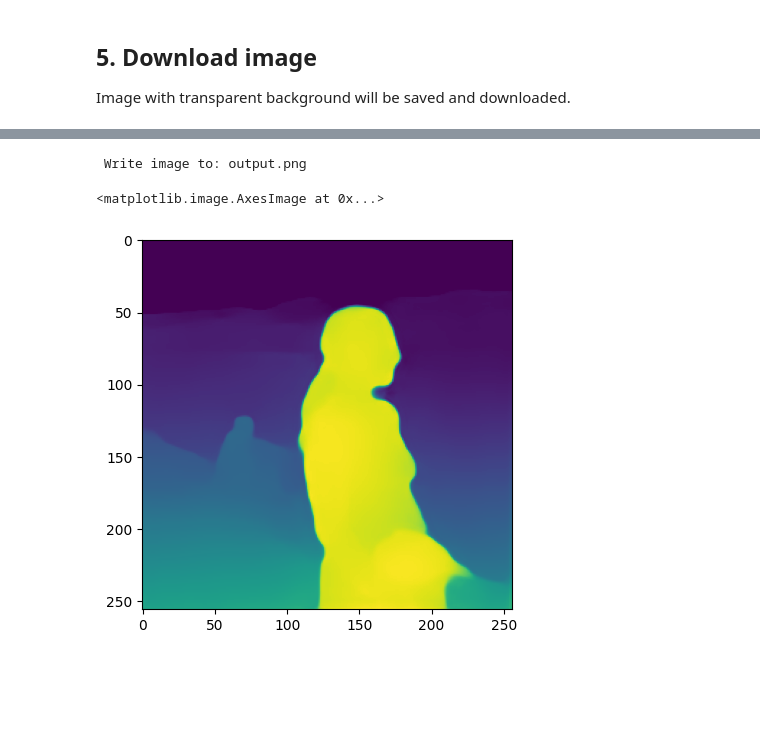
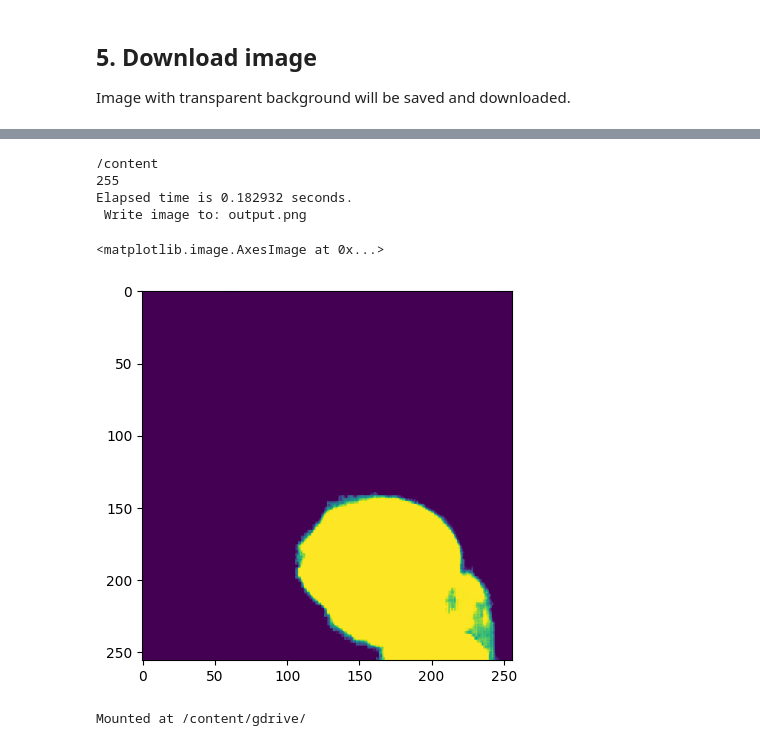
Before and after one commit to ZoliN/colab, a Jupyter notebook: MODNet_Inference_with_onnx.ipynb, the cells around one changed output, grey strips where cells are left out. Drawn from its saved outputs; the diff is of its cells as text; code cells hidden in the pictures; blank space fills up the shorter version.

Commit message:
Létrehozva a Colaboratory használatával

```diff
--- a/MODNet_Inference_with_onnx.ipynb
+++ b/MODNet_Inference_with_onnx.ipynb
@@ -139,10 +138,10 @@ for gpu in gpus:
   tf.config.experimental.set_virtual_device_configuration(gpu, [tf.config.experimental.VirtualDeviceConfiguration(memory_limit=4000)])
 
 # input
-img = cv2.imread('/content/MODNet/image.jpg')
+img = cv2.imread('/content/MODNet/image2.jpg')
 img = cv2.cvtColor(img, cv2.COLOR_BGR2RGB) / 255.0
 #img = img[837:2700, 600:2000,:]
-img = img[1237:2700, 600:2000,:]
+#img = img[1237:2700, 600:2000,:]
 
 img_resized = tf.image.resize(img, [256,256], method='bicubic', preserve_aspect_ratio=False)
 img_resized = tf.transpose(img_resized, [2, 0, 1])
@@ -165,7 +164,60 @@ img_out = (255 * (prediction - depth_min) / (depth_max - depth_min)).astype("uin
 
 cv2.imwrite("output.png", img_out)
 plt.imshow(img_out)
-# %% [output]
- Write image to: output.png
-<matplotlib.image.AxesImage at 0x...>
-[figure, removed]
+# %%
+%cd /content
+import tensorflow as tf
+import numpy as np
+import matplotlib.pyplot as plt
+import cv2
+from time import time
+
+#new_model = tf.keras.models.load_model('out3')
+model = tf.saved_model.load('outselfie').signatures["serving_default"]
+
+
+inpath = '/content/MODNet/image.jpg'
+image = tf.io.read_file(inpath)
+image = tf.image.decode_png(image, dtype=tf.uint8, channels=3)
+image = image[0000:2000, 500:2000,:]
+#image = image[1600:2700, 800:1900,:]
+print(np.max(image))
+
+
+image = (tf.image.resize(images=image, size=[256, 256]))
+image = tf.cast(image, tf.float32) / 255.0
+image = tf.expand_dims(image, 0)
+
+t1 = time()
+prediction = model(image)['Identity']
+t2 = time()
+elapsed = t2 - t1
+print('Elapsed time is %f seconds.' % elapsed)
+
+bg, prediction = tf.split(prediction, 2, 3)
+#print(outp)
+#prediction = tf.where(prediction > bg, 1.0, 0.0)
+segres = prediction
+prediction = prediction.numpy()
+prediction = np.squeeze(prediction)
+
+print(" Write image to: output.png")
+depth_min = prediction.min()
+depth_max = prediction.max()
+img_out = (255 * (prediction - depth_min) / (depth_max - depth_min)).astype("uint8")
+
+cv2.imwrite("depth.png", cv2.cvtColor(prediction*255.0, cv2.COLOR_BGR2RGB) )
+plt.imshow(img_out)
+# %% [output]
+/content
+255
+Elapsed time is 0.182932 seconds.
+ Write image to: output.png
+<matplotlib.image.AxesImage at 0x...>
+[figure, added]
+# %%
+from google.colab import drive
+
+drive.mount('/content/gdrive/', force_remount=True)
+# %% [output]
+Mounted at /content/gdrive/
```
Also changed, not shown: parts of 5 cells of this notebook.
